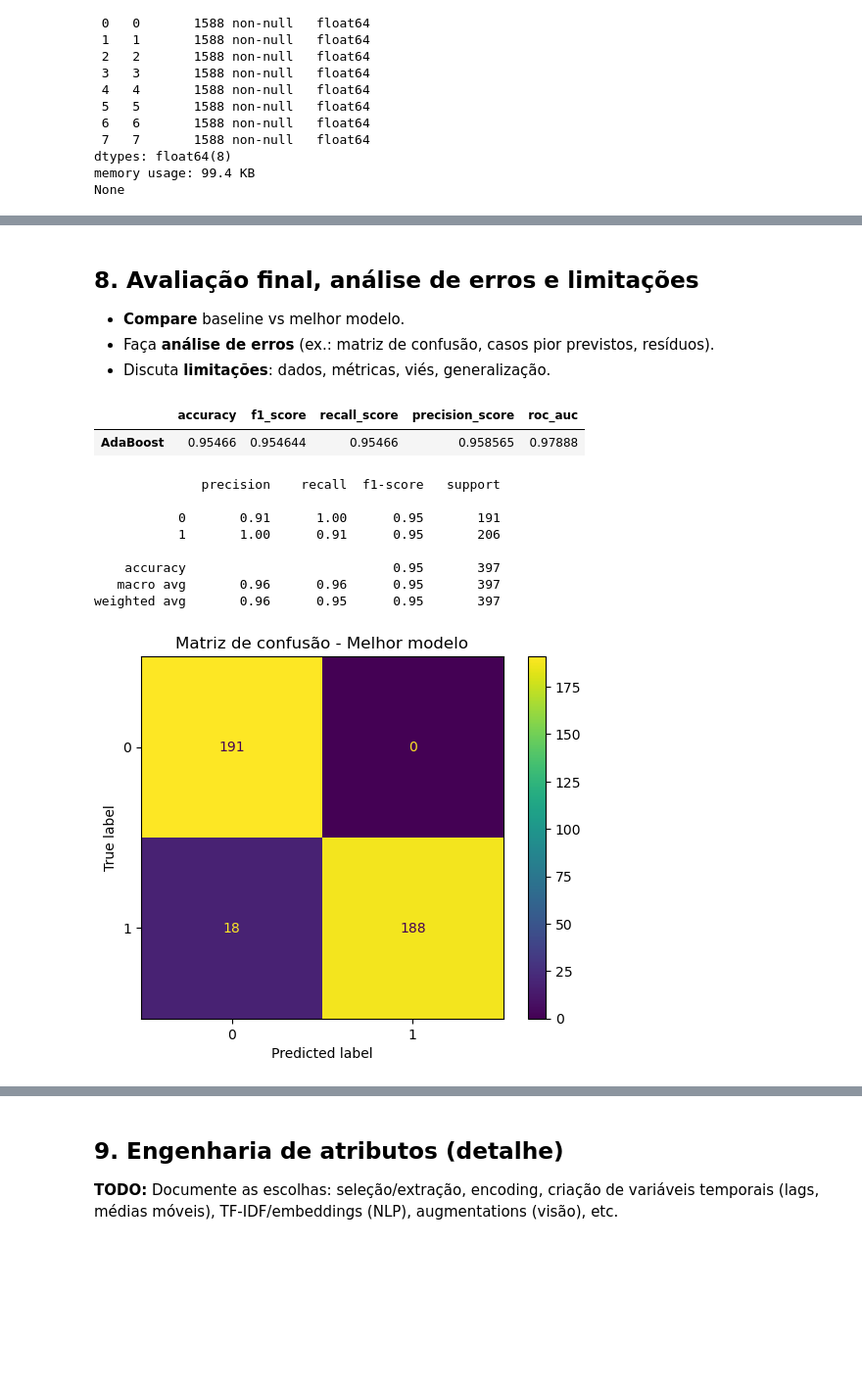
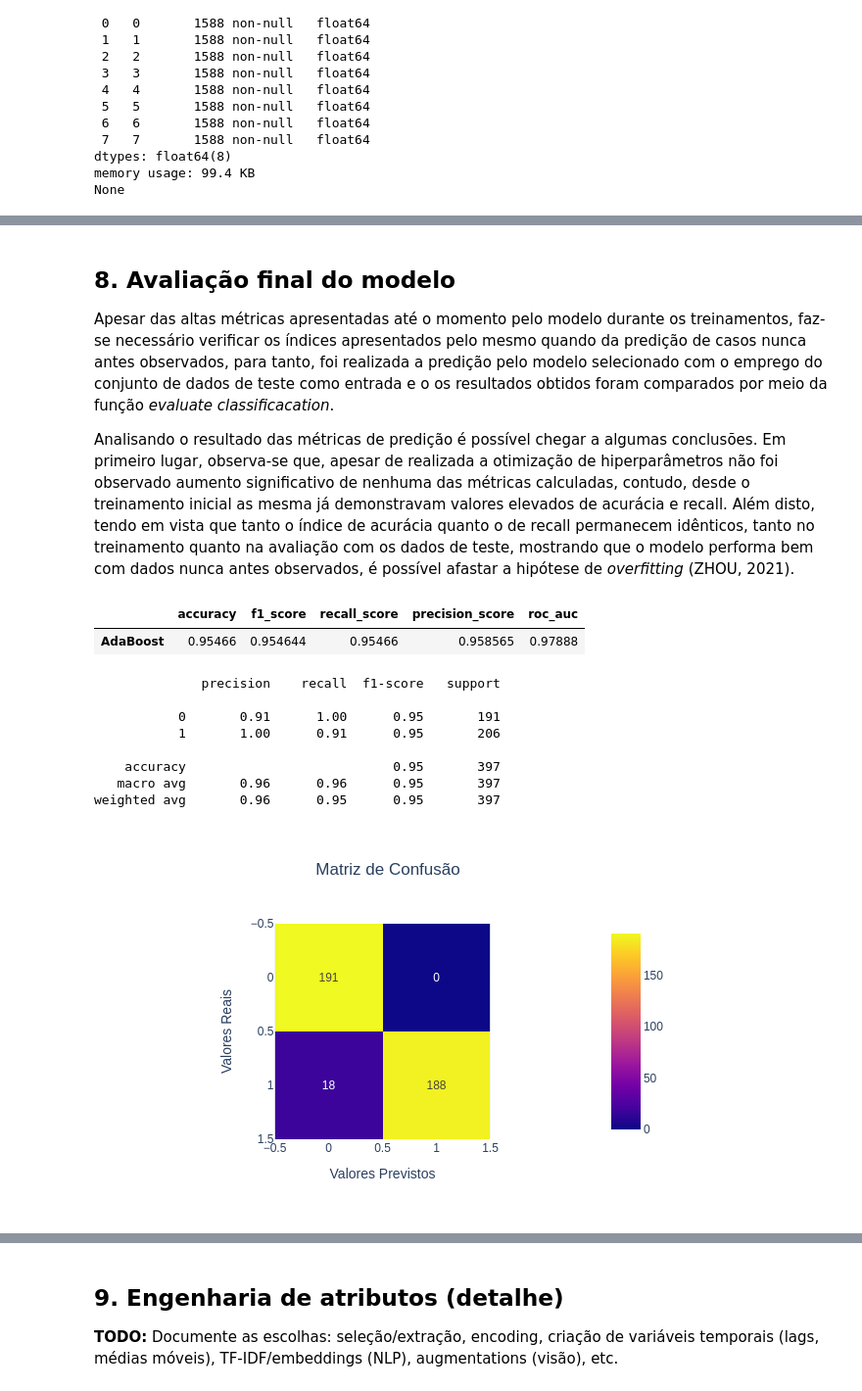
Before and after one commit to rogerioferreira/MVP-Machine_Learning-PUC-RIO, a Jupyter notebook: notebooks/hypertension_prediction.ipynb, the cells around one changed output, grey strips where cells are left out. Shown at 98% size. Drawn from its saved outputs; the diff is of its cells as text; code cells hidden in the pictures; blank space fills up the shorter version.

Commit message:
implementação da matriz de confusão e validação estatística

```diff
--- a/notebooks/hypertension_prediction.ipynb
+++ b/notebooks/hypertension_prediction.ipynb
@@ -774,40 +773,59 @@ Tempo de processamento: 95.652 segundos
 Melhor score (CV): 0.9439415651620096
 Melhores parâmetros: {'model__learning_rate': 0.1, 'model__n_estimators': 450}
 # %% [markdown]
-## 8. Avaliação final, análise de erros e limitações
+## 8. Avaliação final do modelo
 
-- **Compare** baseline vs melhor modelo.
-- Faça **análise de erros** (ex.: matriz de confusão, casos pior previstos, resíduos).
-- Discuta **limitações**: dados, métricas, viés, generalização.
+Apesar das altas métricas apresentadas até o momento pelo modelo durante os treinamentos, faz-se necessário verificar os índices apresentados pelo mesmo quando da predição de casos nunca antes observados, para tanto, foi realizada a predição pelo modelo selecionado com o emprego do conjunto de dados de teste como entrada e o os resultados obtidos foram comparados por meio da função *evaluate classificacation*.
+
+Analisando o resultado das métricas de predição é possível chegar a algumas conclusões. Em primeiro lugar, observa-se que, apesar de realizada a otimização de hiperparâmetros não foi observado aumento significativo de nenhuma das métricas calculadas, contudo, desde o treinamento inicial as mesma já demonstravam valores elevados de acurácia e recall. Além disto, tendo em vista que tanto o índice de acurácia quanto o de recall permanecem idênticos, tanto no treinamento quanto na avaliação com os dados de teste, mostrando que o modelo performa bem com dados nunca antes observados, é possível afastar a hipótese de *overfitting* (ZHOU, 2021).
 # %%
 results = {}
 
 best_model = search.best_estimator_
 y_pred = best_model.predict(X_test)
 
 proba = best_model.predict_proba(X_test) if hasattr(baseline, "predict_proba") else None
-results[" AdaBoost"] = evaluate_classification(y_test, y_pred, proba)
+results["AdaBoost"] = evaluate_classification(y_test, y_pred, proba)
 
+# exibição das métricas apuradas
 display(pd.DataFrame(results).T.sort_values(by="recall_score", ascending=False))
 print(classification_report(y_test, y_pred))
 
+from sklearn.metrics import confusion_matrix
 
-try:
-    ConfusionMatrixDisplay.from_estimator(best_model, X_test, y_test)
-    plt.title("Matriz de confusão - Melhor modelo")
-    plt.show()
-except Exception as e:
-    print("Não foi possível plotar a matriz de confusão:", e)
+# gerando a matriz de confusão
+cm = confusion_matrix(y_test, y_pred, labels=best_model.classes_)
+
+# criando a visualização com Plotly Express
+fig = px.imshow(
+    cm,
+    # labels=dict(x="Valores Previstos", y="Valores Reais", color="Contagem"),
+    title="Matriz de Confusão",
+    text_auto=True,
+    width=600,
+    height=400,
+)
+
+fig.update_layout(
+    xaxis_title="Valores Previstos",
+    yaxis_title="Valores Reais",
+    title_x=0.5,
+)
+
+# ajustando o layout para melhor visualização
+fig.update_xaxes(side="bottom")
+
+fig.show()
 # %% [output]
 |  | accuracy | f1_score | recall_score | precision_score | roc_auc |
 | AdaBoost | 0.95466 | 0.954644 | 0.95466 | 0.958565 | 0.97888 |
               precision    recall  f1-score   support
 
            0       0.91      1.00      0.95       191
            1       1.00      0.91      0.95       206
 
     accuracy                           0.95       397
    macro avg       0.96      0.96      0.95       397
 weighted avg       0.96      0.95      0.95       397
-[figure, old version]
+[figure, new version]
 # %% [markdown]
```
Also changed, not shown: parts of 14 cells of this notebook, 2 other files.
